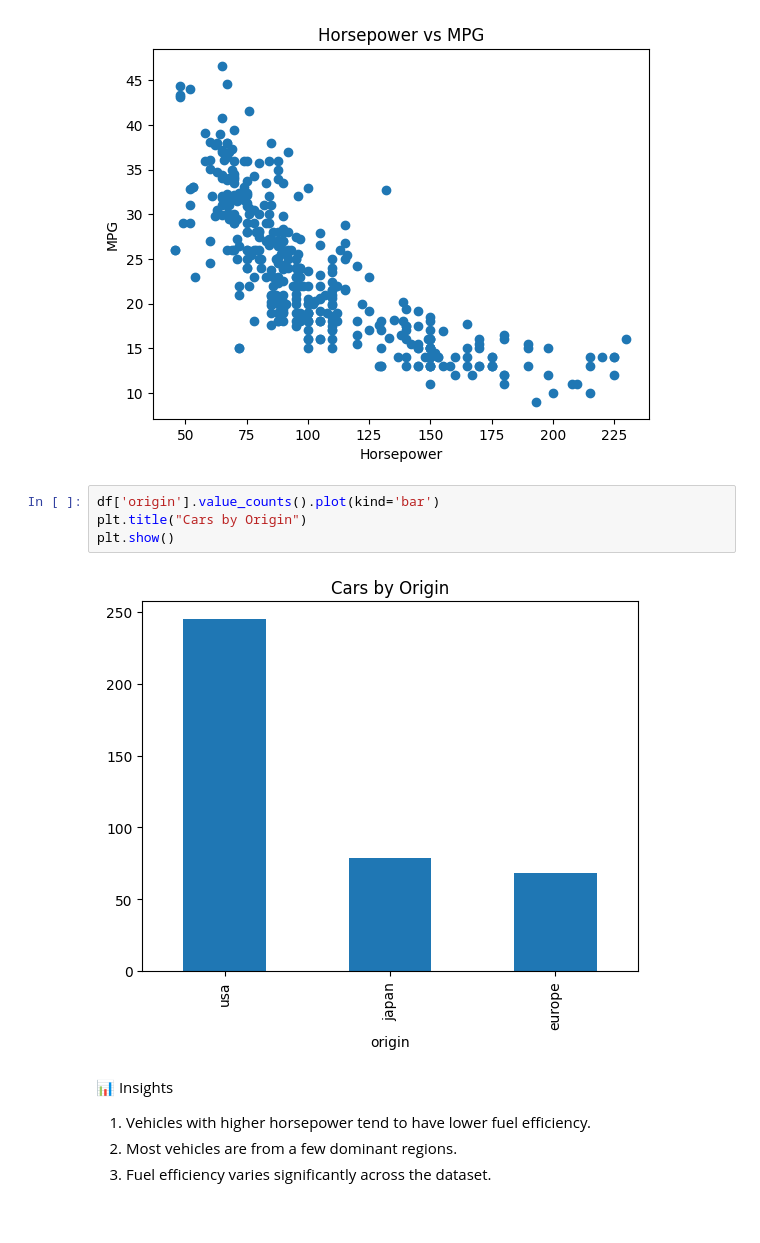
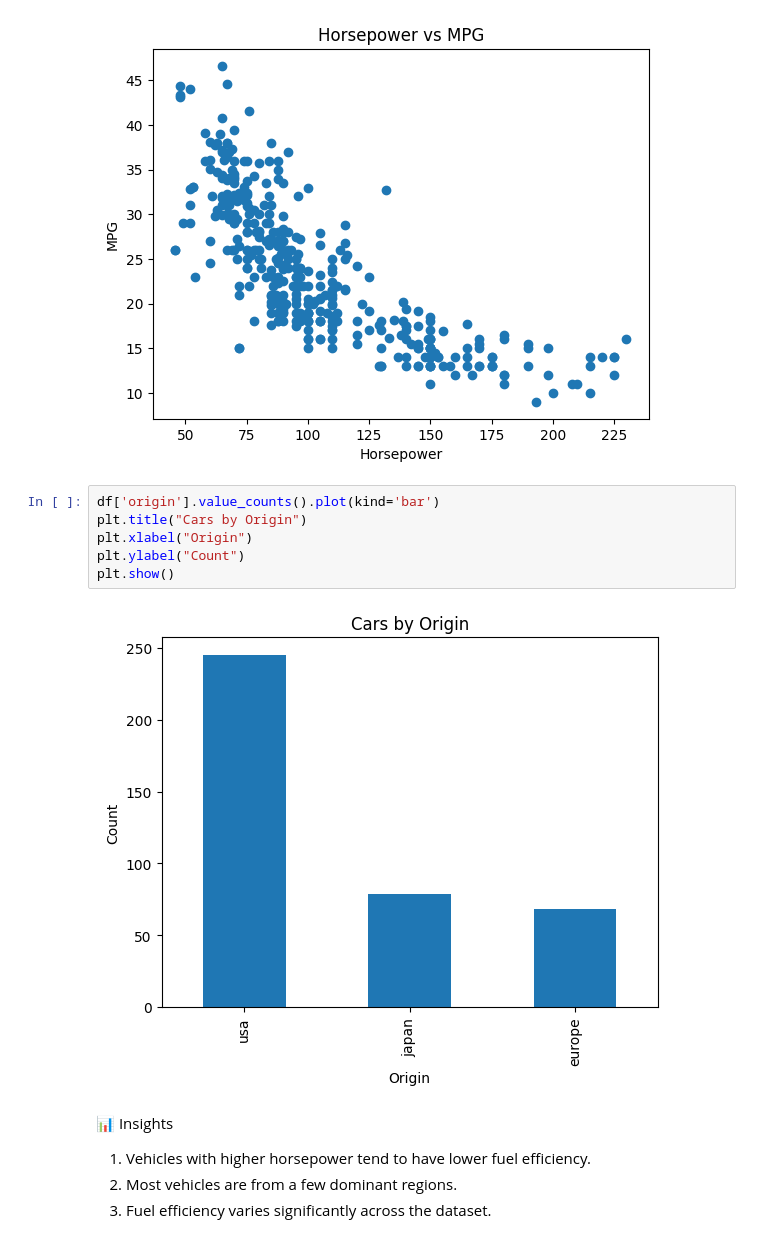
Before and after one commit to jennykumar/vehicle-data-analysis, a Jupyter notebook: vehicle_data_analysis.ipynb, the cells around one changed output. Saved outputs shown, nothing was run; the diff lists cells and outputs as text.

```diff
--- a/vehicle_data_analysis.ipynb
+++ b/vehicle_data_analysis.ipynb
@@ -78,9 +78,11 @@ plt.show()
 # %%
 df['origin'].value_counts().plot(kind='bar')
 plt.title("Cars by Origin")
+plt.xlabel("Origin")
+plt.ylabel("Count")
 plt.show()
 # %% [output]
-[figure, old version]
+[figure, new version]
 # %% [markdown]
 📊 Insights
 
```
Also changed, not shown: parts of 1 cell of this notebook.
